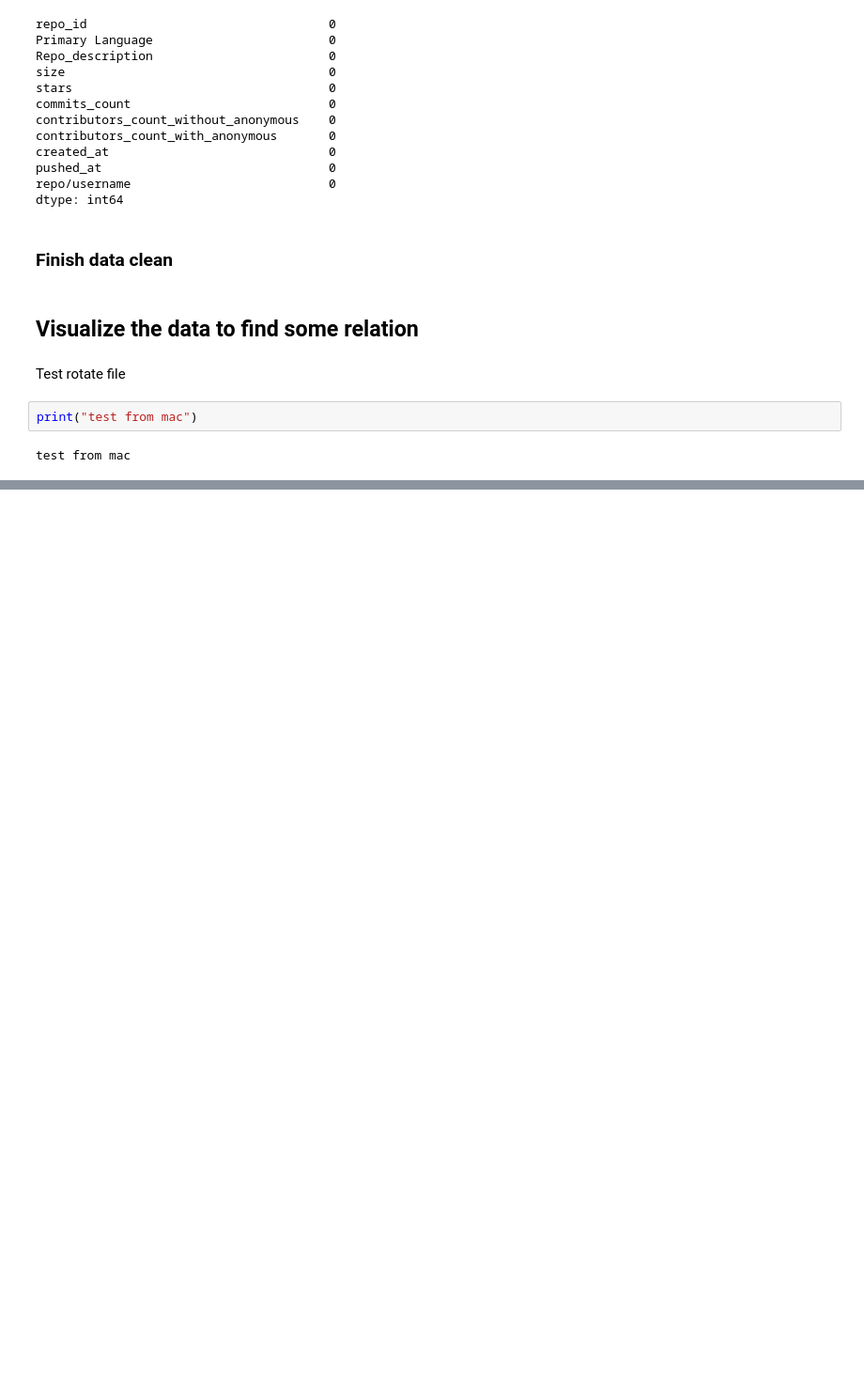
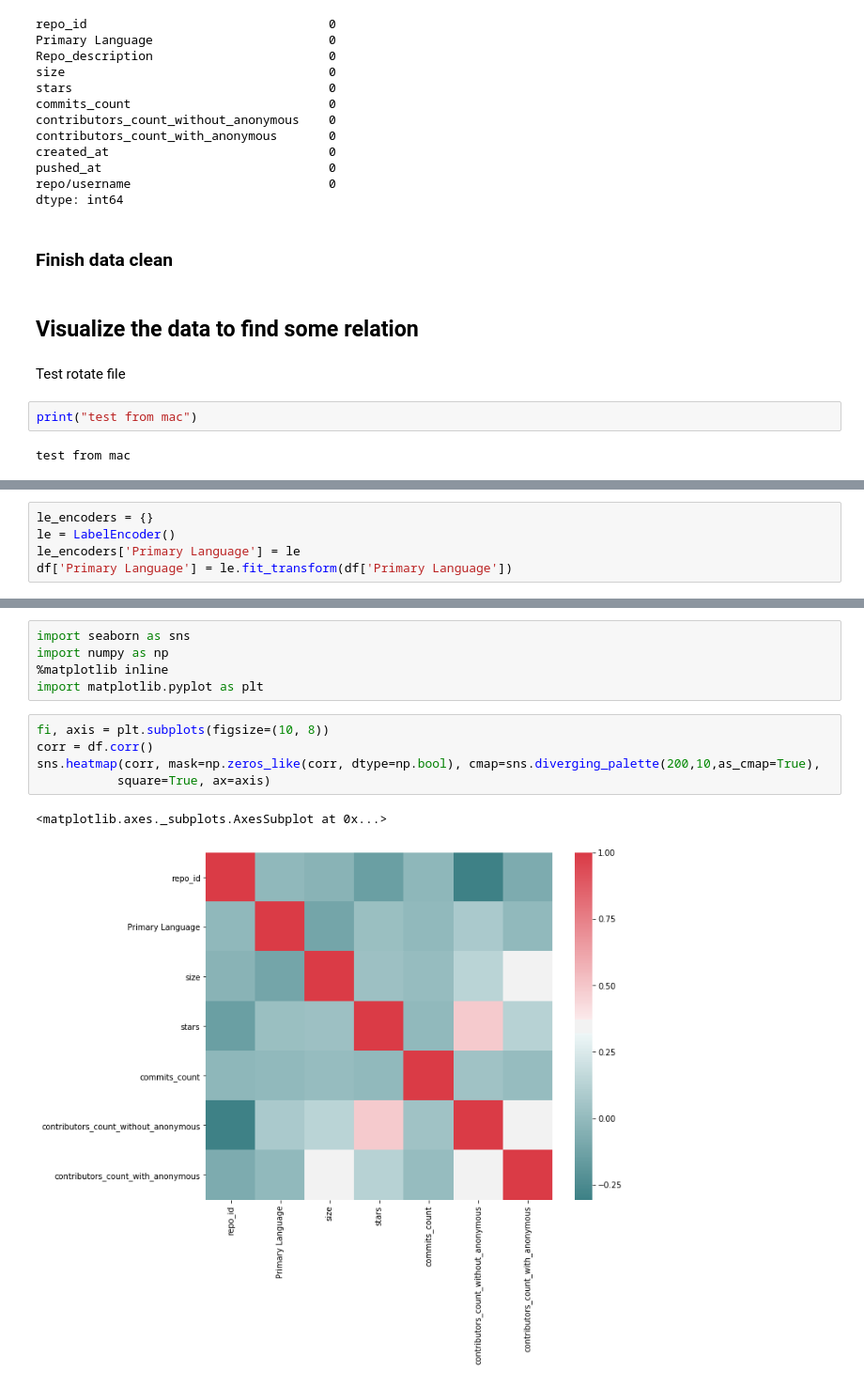
Before and after one commit to kaochaiyakarn/GitHub-Repos-Dataset-where-a-prim.-lang.-exists, a Jupyter notebook: GitHub Repos Dataset where a prim. lang. exists.ipynb, the cells around one changed output, grey strips where cells are left out. Shown at 94% size. Cells and saved outputs as stored; diff of their text form; blank space fills up the shorter version.

```diff
--- a/GitHub Repos Dataset where a prim. lang. exists.ipynb
+++ b/GitHub Repos Dataset where a prim. lang. exists.ipynb
@@ -271,0 +289,5 @@ test from mac
+# %%
+le_encoders = {}
+le = LabelEncoder()
+le_encoders['Primary Language'] = le
+df['Primary Language'] = le.fit_transform(df['Primary Language'])
@@ -271,0 +337,13 @@ test from mac
+# %%
+import seaborn as sns
+import numpy as np
+%matplotlib inline
+import matplotlib.pyplot as plt
+# %%
+fi, axis = plt.subplots(figsize=(10, 8))
+corr = df.corr()
+sns.heatmap(corr, mask=np.zeros_like(corr, dtype=np.bool), cmap=sns.diverging_palette(200,10,as_cmap=True),
+           square=True, ax=axis)
+# %% [output]
+<matplotlib.axes._subplots.AxesSubplot at 0x...>
+[figure, added]
```
Also changed, not shown: parts of 16 cells of this notebook.
